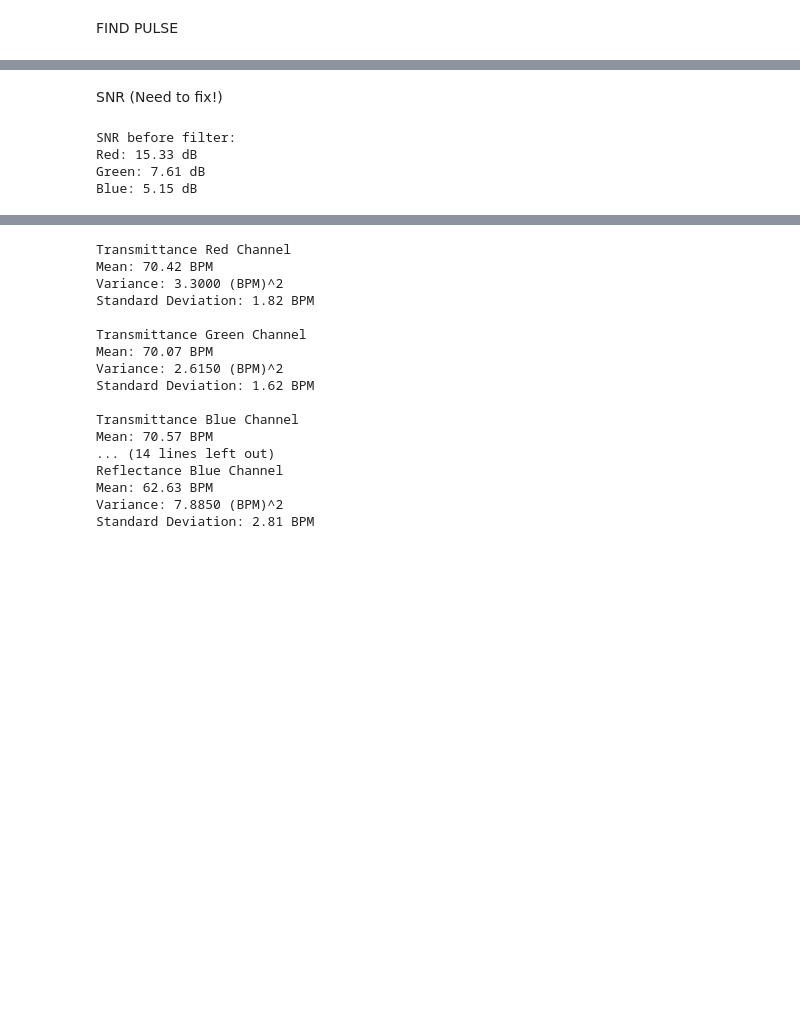
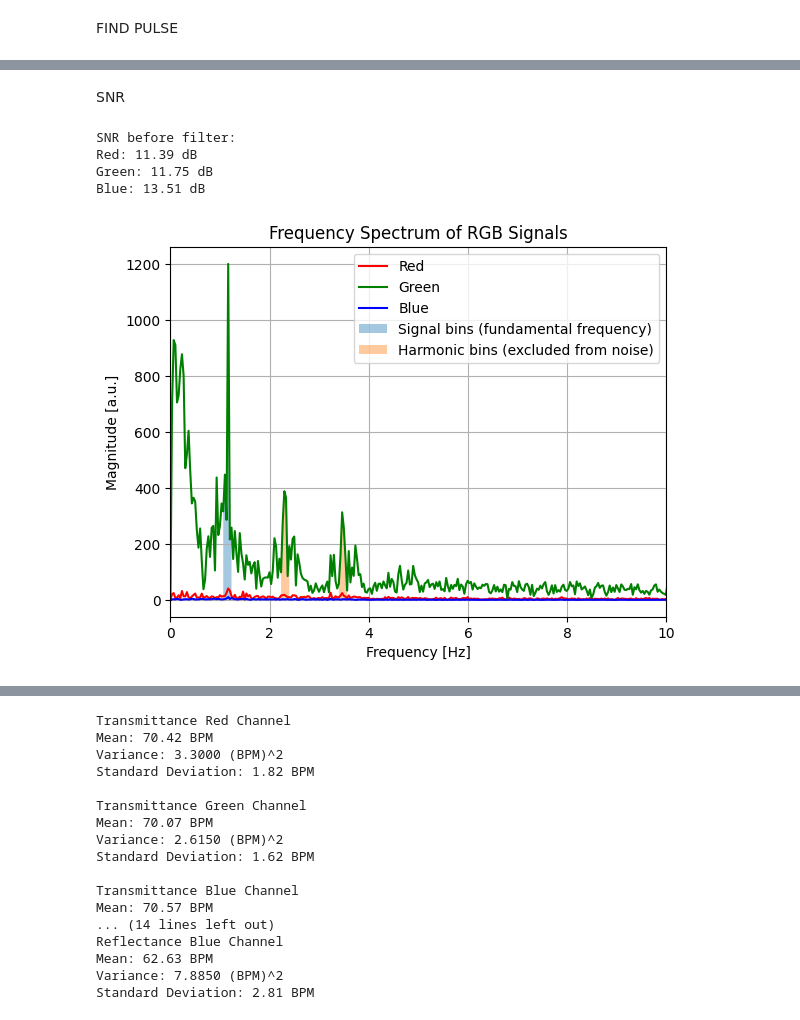
Before and after one commit to johnnynogo/TTT4280_Sensors_Lab, a Jupyter notebook: Lab 3/readDataFromCSV2.ipynb, the cells around one changed output, grey strips where cells are left out. Saved outputs shown, nothing was run; the diff lists cells and outputs as text; code cells hidden in the pictures; blank space fills up the shorter version.

```diff
--- a/Lab 3/readDataFromCSV2.ipynb
+++ b/Lab 3/readDataFromCSV2.ipynb
@@ -146,3 +146,3 @@ Pulsefrequency after filter (Blue): 65.93 BPM
 # %% [markdown]
-SNR (Need to fix!)
+SNR
 # %%
@@ -168,26 +171,57 @@ power_green_filtered = (fft_mag_filtered_all[1]**2) / N**2
 power_blue_filtered = (fft_mag_filtered_all[2]**2) / N**2
 # %%
 #---Before filtering---
-signal_power_red_before = np.mean(power_red_before[signal_indices_before])
-signal_power_green_before = np.mean(power_green_before[signal_indices_before])
-signal_power_blue_before = np.mean(power_blue_before[signal_indices_before])
+signal_power_red_before = np.mean(power_red_before[signal_mask])
+signal_power_green_before = np.mean(power_green_before[signal_mask])
+signal_power_blue_before = np.mean(power_blue_before[signal_mask])
 
-noise_power_red_before = np.mean(np.delete(power_red_before, signal_indices_before))
-noise_power_green_before = np.mean(np.delete(power_green_before, signal_indices_before))
-noise_power_blue_before = np.mean(np.delete(power_blue_before, signal_indices_before))
+noise_power_red_before = np.mean(power_red_before[noise_mask])
+noise_power_green_before = np.mean(power_green_before[noise_mask])
+noise_power_blue_before = np.mean(power_blue_before[noise_mask])
 
 SNR_red_before = 10 * np.log10(signal_power_red_before / noise_power_red_before)
 SNR_green_before = 10 * np.log10(signal_power_green_before / noise_power_green_before)
 SNR_blue_before = 10 * np.log10(signal_power_blue_before / noise_power_blue_before)
 
 print("\nSNR before filter:")
 print(f"Red: {SNR_red_before:.2f} dB")
 print(f"Green: {SNR_green_before:.2f} dB")
 print(f"Blue: {SNR_blue_before:.2f} dB")
+
+for col in df.columns:
+    signal = df[col].to_numpy()
+
+    # Remove mean
+    signal_demeaned = signal - np.mean(signal)
+
+    fft_vals = np.fft.fft(signal_demeaned)
+    freqs = np.fft.fftfreq(N, d=dt)
+
+    # Keep only positive frequencies
+    mask = (freqs >= 0)
+    freqs_pos = freqs[mask]
+    fft_mag = np.abs(fft_vals[mask])
+
+    plt.plot(freqs_pos, fft_mag, label=f"{col}", color=col[0].lower())
+
+plt.fill_between(freqs_all, 0, fft_mag_all[1],
+                 where=signal_mask, alpha=0.4, label="Signal bins (fundamental frequency)")
+
+plt.fill_between(freqs_all, 0, fft_mag_all[1],
+                 where=(harmonic1_mask | harmonic2_mask), alpha=0.4, label="Harmonic bins (excluded from noise)")
+
+plt.xlim(0, 10)
+plt.xlabel("Frequency [Hz]")
+plt.ylabel("Magnitude [a.u.]")
+plt.title("Frequency Spectrum of RGB Signals")
+plt.grid(True)
+plt.legend()
+plt.show()
 # %% [output]
 SNR before filter:
-Red: 15.33 dB
-Green: 7.61 dB
-Blue: 5.15 dB
+Red: 11.39 dB
+Green: 11.75 dB
+Blue: 13.51 dB
+[figure, added]
 # %%
 #---After filtering---
```
Also changed, not shown: parts of 7 cells of this notebook.
